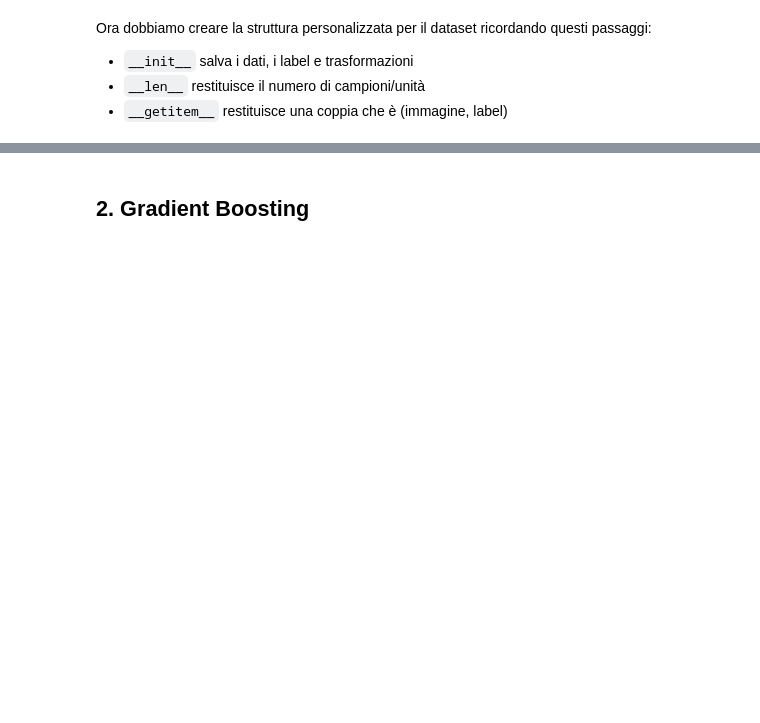
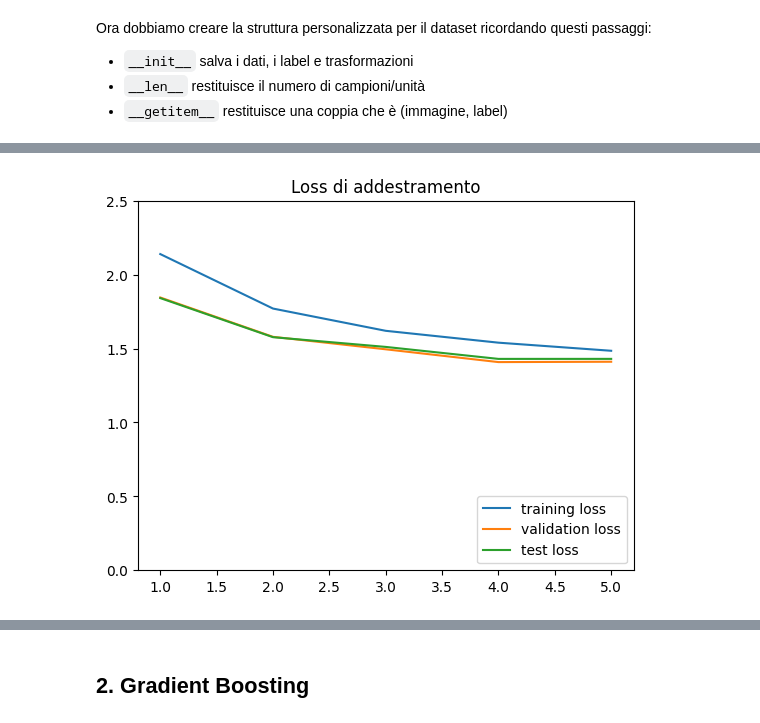
Before and after one commit to alberto-rampulla/big-data-course, a Jupyter notebook: 06_Simulazione/Simulazione.ipynb, the cells around one changed output, grey strips where cells are left out. Drawn from its saved outputs; the diff is of its cells as text; code cells hidden in the pictures; blank space fills up the shorter version.

```diff
--- a/06_Simulazione/Simulazione.ipynb
+++ b/06_Simulazione/Simulazione.ipynb
@@ -568,6 +172,6 @@ Si provano tutte le possibili trasformazioni coerenti con il dominio in esame (c
 # %%
+# La lista di trasformazioni da applicare esclusivamente al training set sono le prime tre
 transforms = v2.Compose([
-    v2.RandomCrop(size=(32,32), padding=4), # crop casuale
     v2.RandomAffine(degrees=(-15,15), translate=(0.10,0.10)), # rotazione e traslazione moderata
     v2.RandomHorizontalFlip(p=0.5), # flip orizzontale con probabilità del 50%
 
@@ -645,0 +634,43 @@ AttributeError: Can't get attribute 'CIFAR' on <module '__main__' (<class '_froz
+# %%
+def displayLosses(train_loss, test_loss, validation_loss):
+    """plot dell'andamento delle loss di addestramento/validazione/test lungo le epoche di addestramento
+
+    Args:
+        train_loss (list[float]): loss di addestramento
+        test_loss (list[float]): loss di test
+        validation_loss (list[float]): loss di validazione
+    """
+
+    epochs = range(1, len(train_loss)+1) # calcolo del range delle epoche
+
+    plt.plot(epochs, train_loss, label='training loss')
+    plt.plot(epochs,validation_loss, label='validation loss')
+    plt.plot(epochs, test_loss, label='test loss')
+    plt.legend(loc='lower right')
+    plt.title("Loss di addestramento")
+    plt.ylim(0,2.5)
+    plt.show()
+
+
+def displayMetrics(accuracy, metrics):
+    """plot dell'andamento dell'accuracy di addestramento e delle metriche di test lungo le epoche di addestramento
+
+    Args:
+        accuracy (list[float]): accuracy di addestramento
+        metrics (tuple[list[float]]): dizionario delle metriche di test
+    """
+    epochs = range(1, len(accuracy)+1) # calcolo del range delle epoche
+
+    plt.plot(epochs, accuracy, label="train acc.")
+
+    for label, metric in metrics.items():
+        plt.plot(epochs, metric, label=label)
+
+    plt.legend(loc='lower right')
+    plt.title("Metriche")
+    plt.ylim(0,1)
+    plt.show()
+# %%
+displayLosses(train_loss, test_loss, validation_loss) # Andrebbe aggiornato ylim
+# %% [output]
+[figure, added]
```
Also changed, not shown: parts of 52 cells of this notebook, 4 other files.
